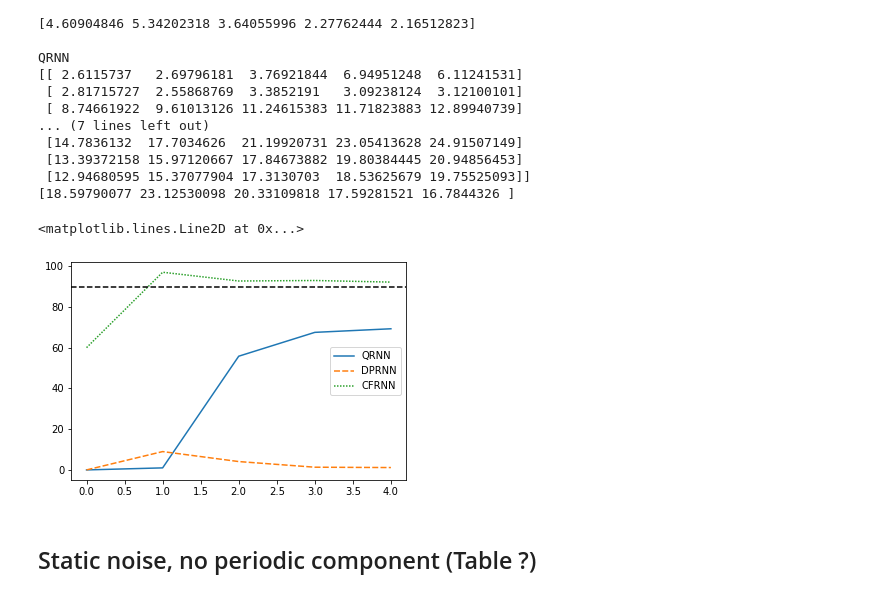
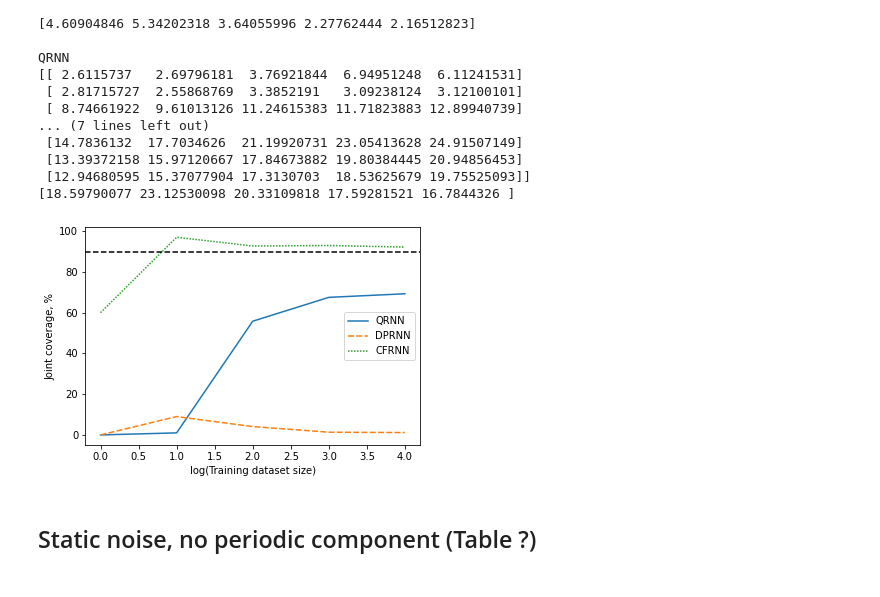
Before and after one commit to kamilest/conformal-rnn, a Jupyter notebook: synthetic.ipynb, the cells around one changed output. Saved outputs shown, nothing was run; the diff lists cells and outputs as text; code cells hidden in the pictures.

```diff
--- a/synthetic.ipynb
+++ b/synthetic.ipynb
@@ -203,14 +203,15 @@ import seaborn as sns
 # %%
 coverages_mean, coverages_std = {}, {}
 for baseline in ['QRNN', 'DPRNN', 'CFRNN']:
     coverages_mean[baseline], coverages_std[baseline] = \
         get_joint_coverages(baseline, 'sample_complexity', seeds=[0])
 
 fig = sns.lineplot(data=coverages_mean)
 fig.axhline(90, linestyle="--", color="black")
+fig.set(xlabel="log(Training dataset size)", ylabel="Joint coverage, %")
+plt.show()
 # %% [output]
-<matplotlib.lines.Line2D at 0x...>
-[figure, old version]
+[figure, new version]
 # %% [markdown]
 ## Static noise, no periodic component (Table ?)
 # %% [markdown]
```
